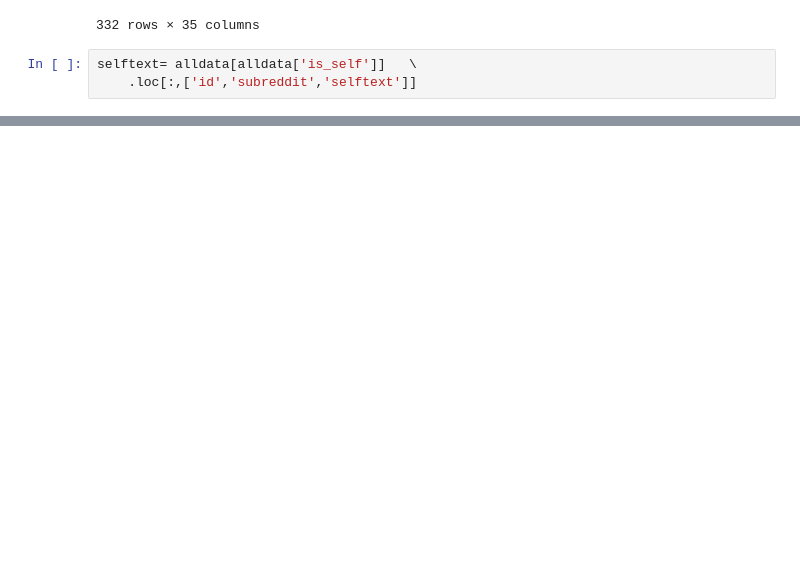
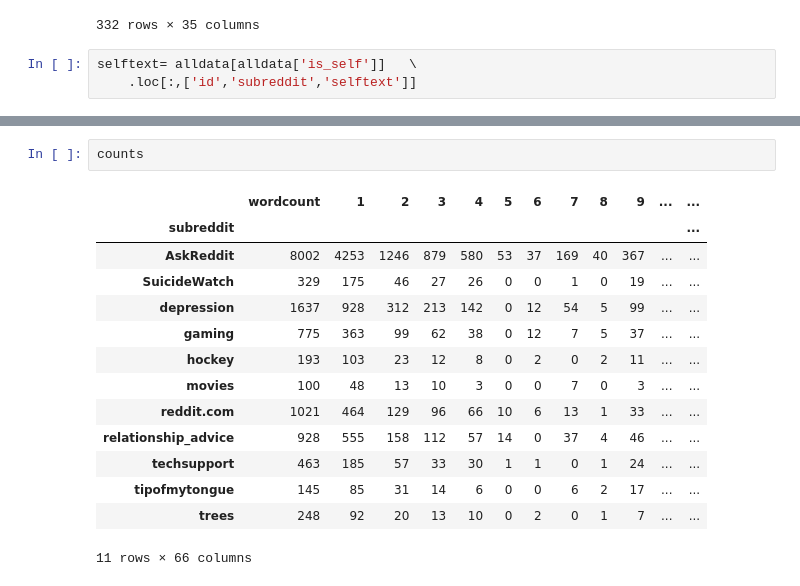
Before and after one commit to KChalk/RedditBasics, a Jupyter notebook: sequential/main.ipynb, the cells around one changed output, grey strips where cells are left out. Saved outputs shown, nothing was run; the diff lists cells and outputs as text; blank space fills up the shorter version.

```diff
--- a/sequential/main.ipynb
+++ b/sequential/main.ipynb
@@ -80,0 +168,17 @@ filtered
+# %%
+counts
+# %% [output]
+|  | wordcount | 1 | 2 | 3 | 4 | 5 | 6 | 7 | 8 | 9 | ... | ... |
+| subreddit |  |  |  |  |  |  |  |  |  |  |  | ... |
+| AskReddit | 8002 | 4253 | 1246 | 879 | 580 | 53 | 37 | 169 | 40 | 367 | ... | ... |
+| SuicideWatch | 329 | 175 | 46 | 27 | 26 | 0 | 0 | 1 | 0 | 19 | ... | ... |
+| depression | 1637 | 928 | 312 | 213 | 142 | 0 | 12 | 54 | 5 | 99 | ... | ... |
+| gaming | 775 | 363 | 99 | 62 | 38 | 0 | 12 | 7 | 5 | 37 | ... | ... |
+| hockey | 193 | 103 | 23 | 12 | 8 | 0 | 2 | 0 | 2 | 11 | ... | ... |
+| movies | 100 | 48 | 13 | 10 | 3 | 0 | 0 | 7 | 0 | 3 | ... | ... |
+| reddit.com | 1021 | 464 | 129 | 96 | 66 | 10 | 6 | 13 | 1 | 33 | ... | ... |
+| relationship_advice | 928 | 555 | 158 | 112 | 57 | 14 | 0 | 37 | 4 | 46 | ... | ... |
+| techsupport | 463 | 185 | 57 | 33 | 30 | 1 | 1 | 0 | 1 | 24 | ... | ... |
+| tipofmytongue | 145 | 85 | 31 | 14 | 6 | 0 | 0 | 6 | 2 | 17 | ... | ... |
+| trees | 248 | 92 | 20 | 13 | 10 | 0 | 2 | 0 | 1 | 7 | ... | ... |
+11 rows × 66 columns
```
Also changed, not shown: parts of 9 cells of this notebook, 2 other files.
